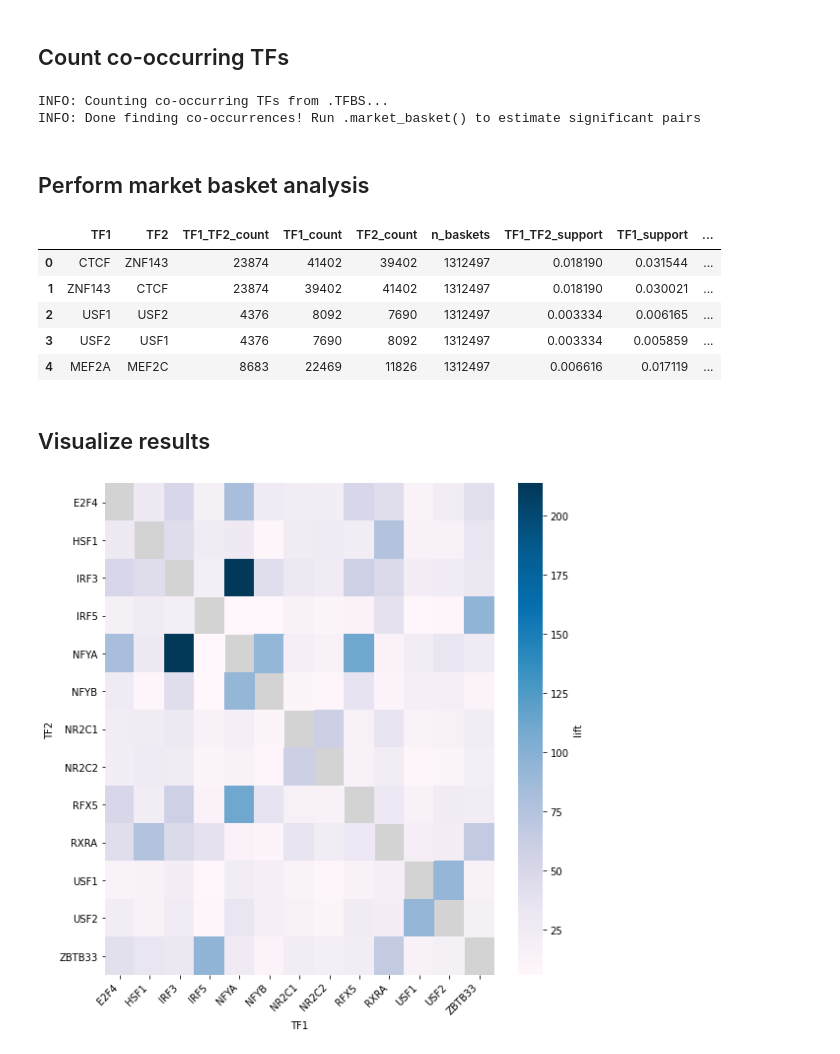
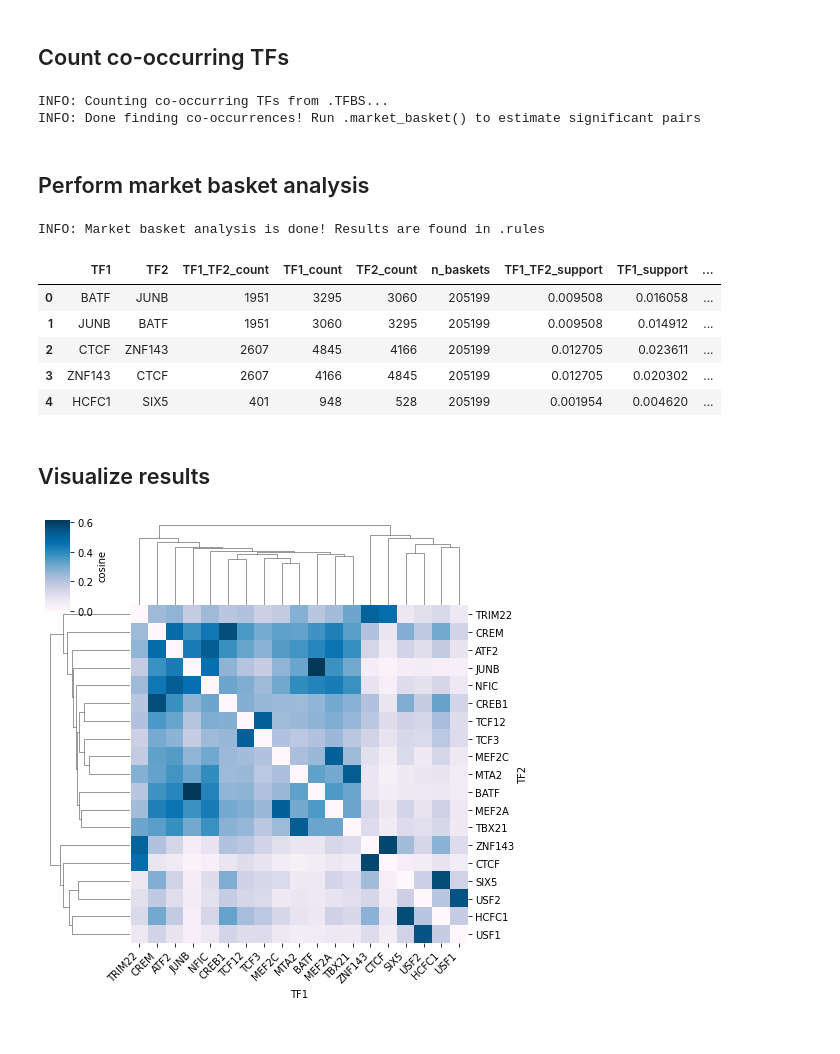
Before and after one commit to loosolab/TF-COMB, a Jupyter notebook: examples/Predefined_TFBS.ipynb, the cells around one changed output. Saved outputs shown, nothing was run; the diff lists cells and outputs as text; code cells hidden in the pictures.

```diff
--- a/examples/Predefined_TFBS.ipynb
+++ b/examples/Predefined_TFBS.ipynb
@@ -5,4 +5,5 @@ import tfcomb.objects
 # %% [markdown]
 ## Setup a CombObj
 # %%
-o = tfcomb.objects.CombObj()
+import tfcomb.objects
+C = tfcomb.objects.CombObj()
@@ -43,27 +32,29 @@ o.TFBS[:10]
 # %% [markdown]
 ## Count co-occurring TFs
-# %%
-o.count_within()
-# %% [output]
-INFO: Counting co-occurring TFs from .TFBS...
-INFO: Done finding co-occurrences! Run .market_basket() to estimate significant pairs
+# %%
+C.count_within() #counts co-occurring TFs with standard parameters
+# %% [output]
+INFO: Counting co-occurring TFs from .TFBS...
+INFO: Done finding co-occurrences! Run .market_basket() to estimate significant pairs
 # %% [markdown]
 ## Perform market basket analysis
 # %%
-o.market_basket()
+C.market_basket()
+# %% [output]
+INFO: Market basket analysis is done! Results are found in .rules
-# %%
-o.table.head()
-# %% [output]
-|  | TF1 | TF2 | TF1_TF2_count | TF1_count | TF2_count | n_baskets | TF1_TF2_support | TF1_support | ... |
-| 0 | CTCF | ZNF143 | 23874 | 41402 | 39402 | 1312497 | 0.018190 | 0.031544 | ... |
-| 1 | ZNF143 | CTCF | 23874 | 39402 | 41402 | 1312497 | 0.018190 | 0.030021 | ... |
-| 2 | USF1 | USF2 | 4376 | 8092 | 7690 | 1312497 | 0.003334 | 0.006165 | ... |
-| 3 | USF2 | USF1 | 4376 | 7690 | 8092 | 1312497 | 0.003334 | 0.005859 | ... |
-| 4 | MEF2A | MEF2C | 8683 | 22469 | 11826 | 1312497 | 0.006616 | 0.017119 | ... |
+# %%
+C.rules.head()
+# %% [output]
+|  | TF1 | TF2 | TF1_TF2_count | TF1_count | TF2_count | n_baskets | TF1_TF2_support | TF1_support | ... |
+| 0 | BATF | JUNB | 1951 | 3295 | 3060 | 205199 | 0.009508 | 0.016058 | ... |
+| 1 | JUNB | BATF | 1951 | 3060 | 3295 | 205199 | 0.009508 | 0.014912 | ... |
+| 2 | CTCF | ZNF143 | 2607 | 4845 | 4166 | 205199 | 0.012705 | 0.023611 | ... |
+| 3 | ZNF143 | CTCF | 2607 | 4166 | 4845 | 205199 | 0.012705 | 0.020302 | ... |
+| 4 | HCFC1 | SIX5 | 401 | 948 | 528 | 205199 | 0.001954 | 0.004620 | ... |
 # %% [markdown]
 ## Visualize results
 # %%
-_ = o.plot_heatmap()
+_ = C.plot_heatmap()
 # %% [output]
-[figure, old version]
+[figure, new version]
 # %%
```
Also changed, not shown: parts of 10 cells of this notebook, 12 other files.
